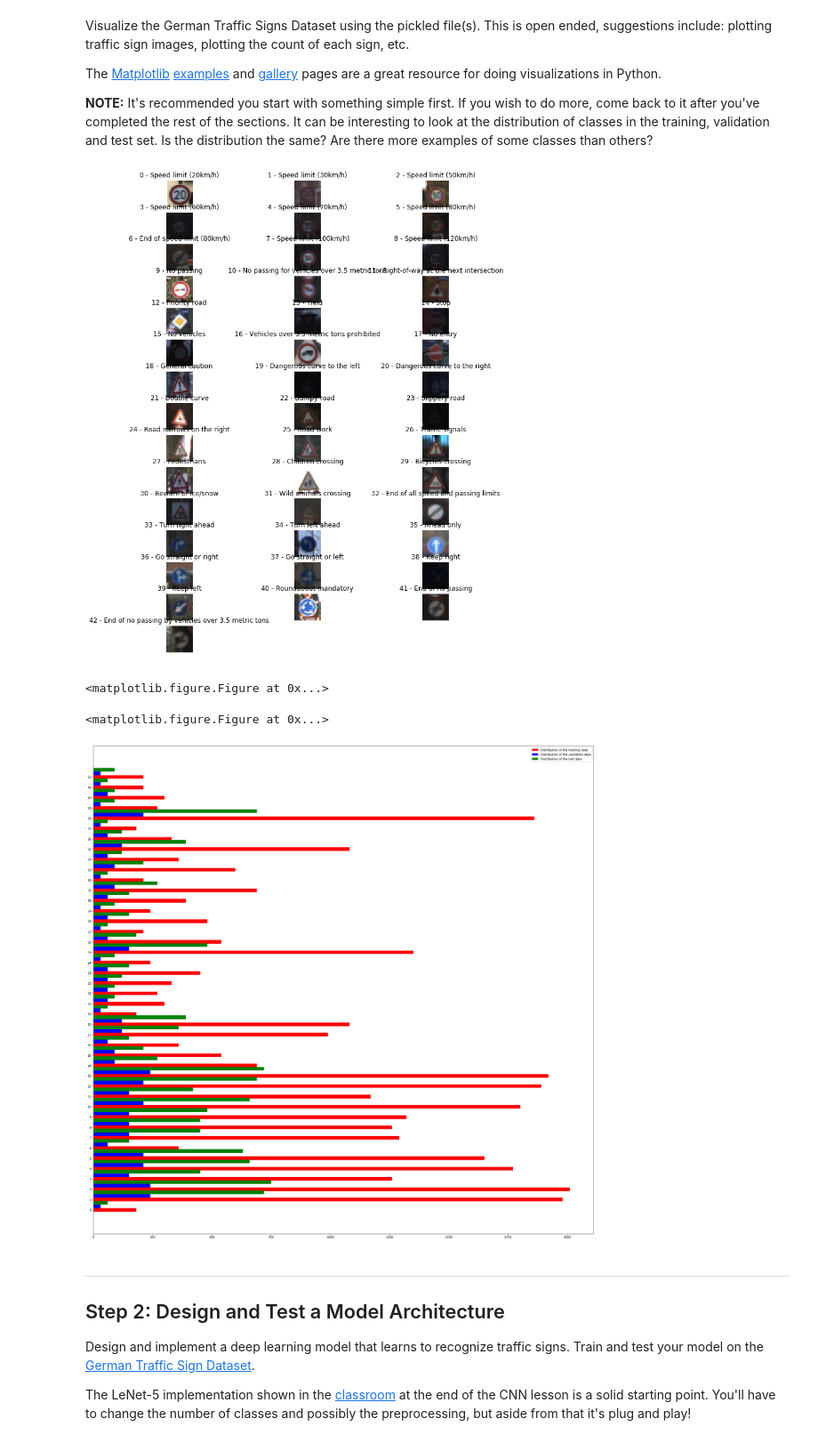
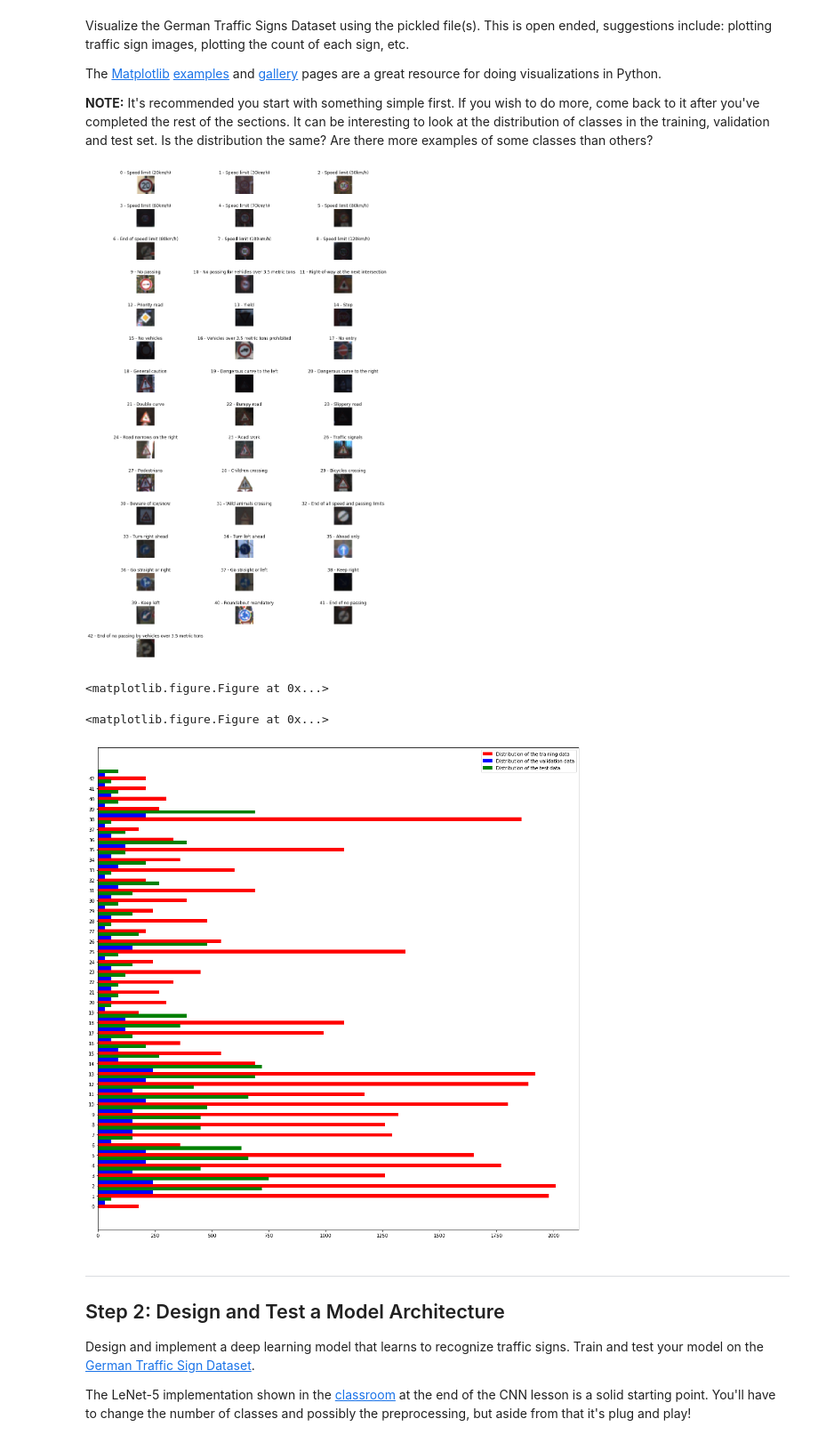
Before and after one commit to Labonneguigue/CarND-Traffic-Sign-Classifier-Project, a Jupyter notebook: Traffic_Sign_Classifier.ipynb, the cells around one changed output. Shown at 89% size. Drawn from its saved outputs; the diff is of its cells as text; code cells hidden in the pictures.

```diff
--- a/Traffic_Sign_Classifier.ipynb
+++ b/Traffic_Sign_Classifier.ipynb
@@ -124,6 +123,8 @@ The [Matplotlib](http://matplotlib.org/) [examples](http://matplotlib.org/exampl
 
 **NOTE:** It's recommended you start with something simple first. If you wish to do more, come back to it after you've completed the rest of the sections. It can be interesting to look at the distribution of classes in the training, validation and test set. Is the distribution the same? Are there more examples of some classes than others?
 # %%
+saved_figures_folder = "./saved_figures/"
+
 with open(signnames_csv, 'r') as f:
     file = csv.reader(f)
     signnames_list = list(file)
@@ -133,43 +134,66 @@ def showimg(subplace, title, _img):
     plt.subplot(*subplace)
     plt.axis('off')
     plt.title(title)
     plt.imshow(_img)
+    plt.tight_layout()
 
-def plotSampleAndGetDistribution(X, y, title, doPrint=0):
+def plotSampleAndGetDistribution(X, y, title=None, doPlot=0, it=None):
     nb_per_classes = []
-    plt.figure(figsize=[12, 16])
-    for i in range(0, n_classes):
+    plt.figure(figsize=[12, 20])
+    if (it == None):
+        it = range(0, n_classes)
+        height = n_classes/3+1
+    else:
+        height = it.shape[0]
+    plot_nb = 0
+    for i in it:
         image = X[y == i]
-        if (doPrint):
-            showimg((n_classes/3+1, 3, i+1), signnames_list[i+1][0] + ' - ' + signnames_list[i+1][1], image[0])
+        if (doPlot):
+            showimg((height, 3, plot_nb+1), signnames_list[i+1][0] + ' - ' + signnames_list[i+1][1], image[0])
+            plot_nb += 1
         nb_per_classes.append(len(image))
     return nb_per_classes
+
+def plotAugmentation(*argv, figsize=(20, 5), save=None):
+    fig = plt.figure(figsize=figsize)
+    for i in range(0, len(argv[0])):
+        ax=fig.add_subplot(1,len(argv[0]),i+1)
+        ax.imshow(argv[0][i][1])
+        ax.set_title(argv[0][i][0])
+    if save != None:
+        savefig(saved_figures_folder+save)
+    plt.show()
 
 def plotDistribution(*argv):
     Color = ['red', 'blue', 'green']
     width = 0.35
-    plt.figure(figsize=[30, 30])
+    plt.figure(figsize=[15, 15])
     for i in range(0, len(argv[0])):
         barh(arange(n_classes)+.5+i*width, argv[0][i][0], width, color=Color[i], align='center', label=argv[0][i][1])
         #description = [row[1] for row in nb_per_classes]
         yticks(arange(n_classes)+.5, arange(n_classes))
     legend()
+    plt.tight_layout()
+    #savefig(saved_figures_folder+"distribution.png")
 
 # each nb_xxx holds the distribution of classes in each set
 nb_train = plotSampleAndGetDistribution(X_train, y_train, 'Distribution of the training data', 1)
 nb_valid = plotSampleAndGetDistribution(X_valid, y_valid, 'Distribution of the validation data')
 nb_test = plotSampleAndGetDistribution(X_test, y_test, 'Distribution of the test data')
 
 set_arg = ((nb_train, 'Distribution of the training data'), \
            (nb_valid, 'Distribution of the validation data'), \
            (nb_test, 'Distribution of the test data'))
 
 plotDistribution(set_arg)
+
+#print(min(nb_train))
+#print(max(nb_train))
 # %% [output]
-[figure, old version]
+[figure, new version]
 <matplotlib.figure.Figure at 0x...>
 <matplotlib.figure.Figure at 0x...>
-[figure, old version]
+[figure, new version]
 # %% [markdown]
 
 
```
Also changed, not shown: parts of 33 cells of this notebook, 4 other files.
